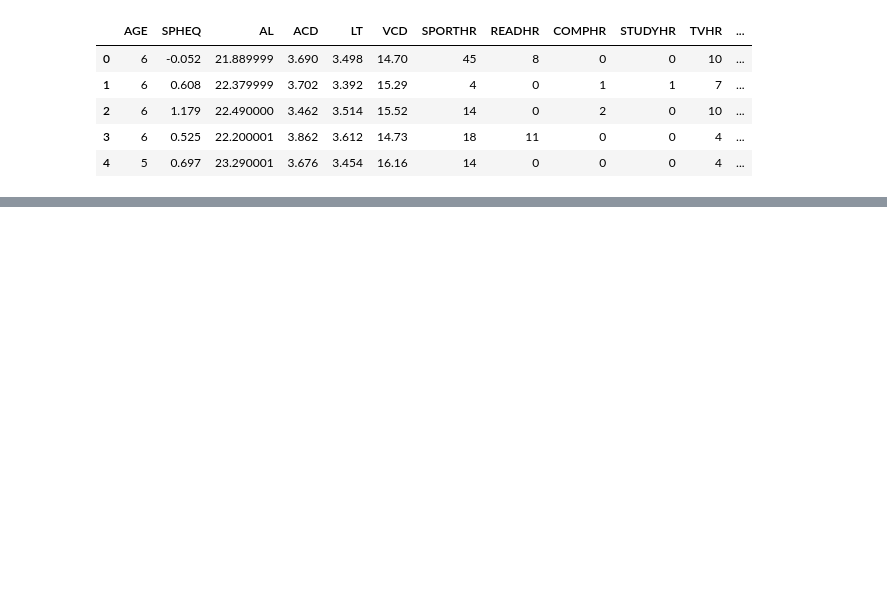
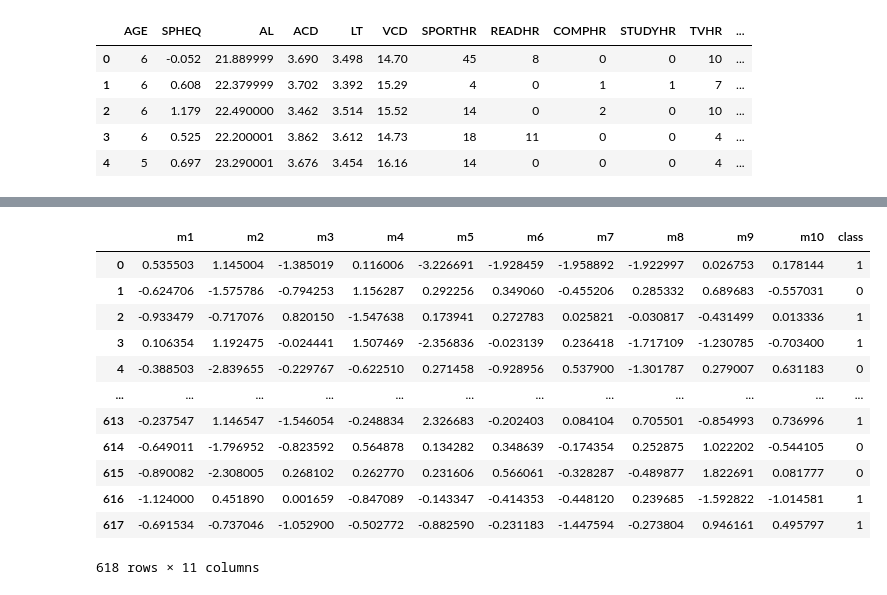
Before and after one commit to basse058/unsupervised-machine-learning-challenge, a Jupyter notebook: notebook.ipynb, the cells around one changed output, grey strips where cells are left out. Drawn from its saved outputs; the diff is of its cells as text; code cells hidden in the pictures; blank space fills up the shorter version.

```diff
--- a/notebook.ipynb
+++ b/notebook.ipynb
@@ -44,0 +49,3 @@ df.head(10)
+# %%
+scaler = StandardScaler()
+df_scaled = scaler.fit_transform(features)
@@ -44,0 +90,4 @@ df.head(10)
+# %%
+cluster_myopia_pca = pd.DataFrame(
+    data=myopia_pca, columns=['m1', 'm2','m3','m4','m5','m6','m7','m8','m9','m10'])
+cluster_myopia_pca.head()
@@ -44,0 +101,18 @@ df.head(10)
+# %%
+inertia = []
+k = list(range(1, 11))
+
+for i in k:
+    km = KMeans(n_clusters=i, random_state=0)
+    km.fit(cluster_myopia_pca)
+    inertia.append(km.inertia_)
+
+# Define a DataFrame to plot the Elbow Curve using hvPlot
+elbow_data = {"k": k, "inertia": inertia}
+df_elbow = pd.DataFrame(elbow_data)
+
+plt.plot(df_elbow['k'], df_elbow['inertia'])
+plt.xticks(range(1,11))
+plt.xlabel('Number of clusters')
+plt.ylabel('Inertia')
+plt.show()
@@ -44,0 +121,32 @@ df.head(10)
+# %%
+def get_clusters(k, data):
+    # Initialize the K-Means model
+    model = KMeans(n_clusters=k, random_state=0)
+
+    # Train the model
+    model.fit(data)
+
+    # Predict clusters
+    predictions = model.predict(data)
+
+    # Create return DataFrame with predicted clusters
+    data["class"] = model.labels_
+
+    return data
+# %%
+clusters = get_clusters(3, cluster_myopia_pca)
+clusters
+# %% [output]
+|  | m1 | m2 | m3 | m4 | m5 | m6 | m7 | m8 | m9 | m10 | class |
+| 0 | 0.535503 | 1.145004 | -1.385019 | 0.116006 | -3.226691 | -1.928459 | -1.958892 | -1.922997 | 0.026753 | 0.178144 | 1 |
+| 1 | -0.624706 | -1.575786 | -0.794253 | 1.156287 | 0.292256 | 0.349060 | -0.455206 | 0.285332 | 0.689683 | -0.557031 | 0 |
+| 2 | -0.933479 | -0.717076 | 0.820150 | -1.547638 | 0.173941 | 0.272783 | 0.025821 | -0.030817 | -0.431499 | 0.013336 | 1 |
+| 3 | 0.106354 | 1.192475 | -0.024441 | 1.507469 | -2.356836 | -0.023139 | 0.236418 | -1.717109 | -1.230785 | -0.703400 | 1 |
+| 4 | -0.388503 | -2.839655 | -0.229767 | -0.622510 | 0.271458 | -0.928956 | 0.537900 | -1.301787 | 0.279007 | 0.631183 | 0 |
+| ... | ... | ... | ... | ... | ... | ... | ... | ... | ... | ... | ... |
+| 613 | -0.237547 | 1.146547 | -1.546054 | -0.248834 | 2.326683 | -0.202403 | 0.084104 | 0.705501 | -0.854993 | 0.736996 | 1 |
+| 614 | -0.649011 | -1.796952 | -0.823592 | 0.564878 | 0.134282 | 0.348639 | -0.174354 | 0.252875 | 1.022202 | -0.544105 | 0 |
+| 615 | -0.890082 | -2.308005 | 0.268102 | 0.262770 | 0.231606 | 0.566061 | -0.328287 | -0.489877 | 1.822691 | 0.081777 | 0 |
+| 616 | -1.124000 | 0.451890 | 0.001659 | -0.847089 | -0.143347 | -0.414353 | -0.448120 | 0.239685 | -1.592822 | -1.014581 | 1 |
+| 617 | -0.691534 | -0.737046 | -1.052900 | -0.502772 | -0.882590 | -0.231183 | -1.447594 | -0.273804 | 0.946161 | 0.495797 | 1 |
+618 rows × 11 columns
```
Also changed, not shown: parts of 16 cells of this notebook.
